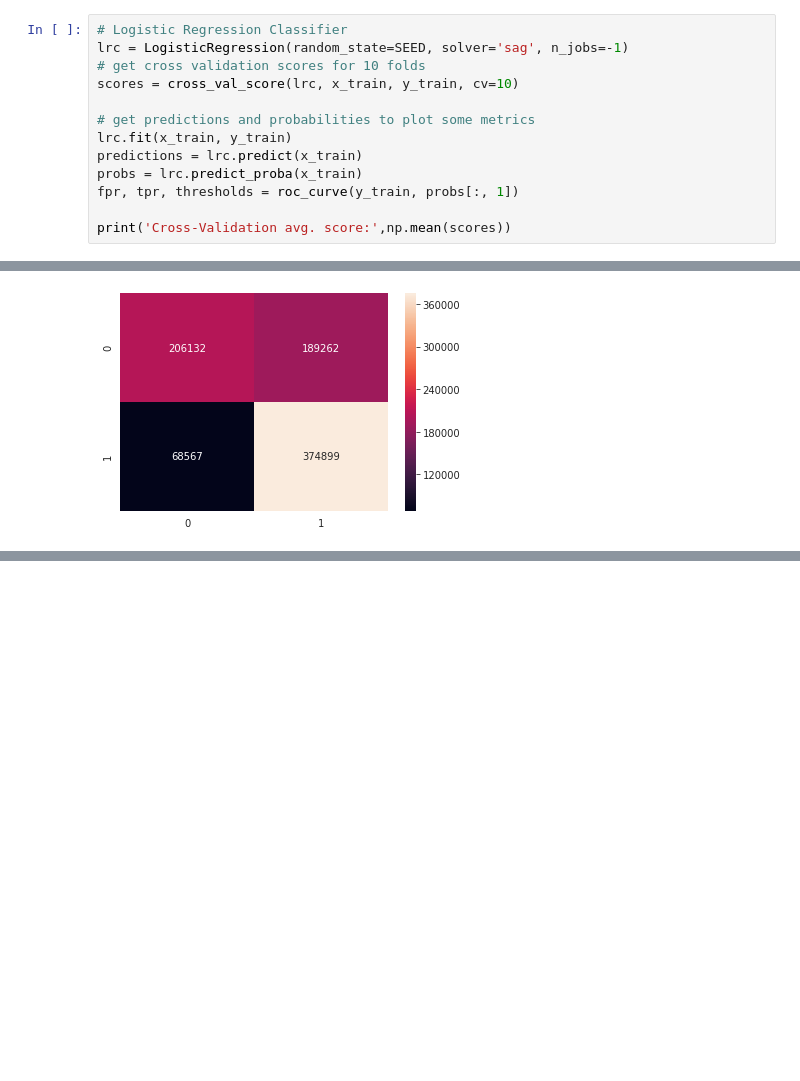
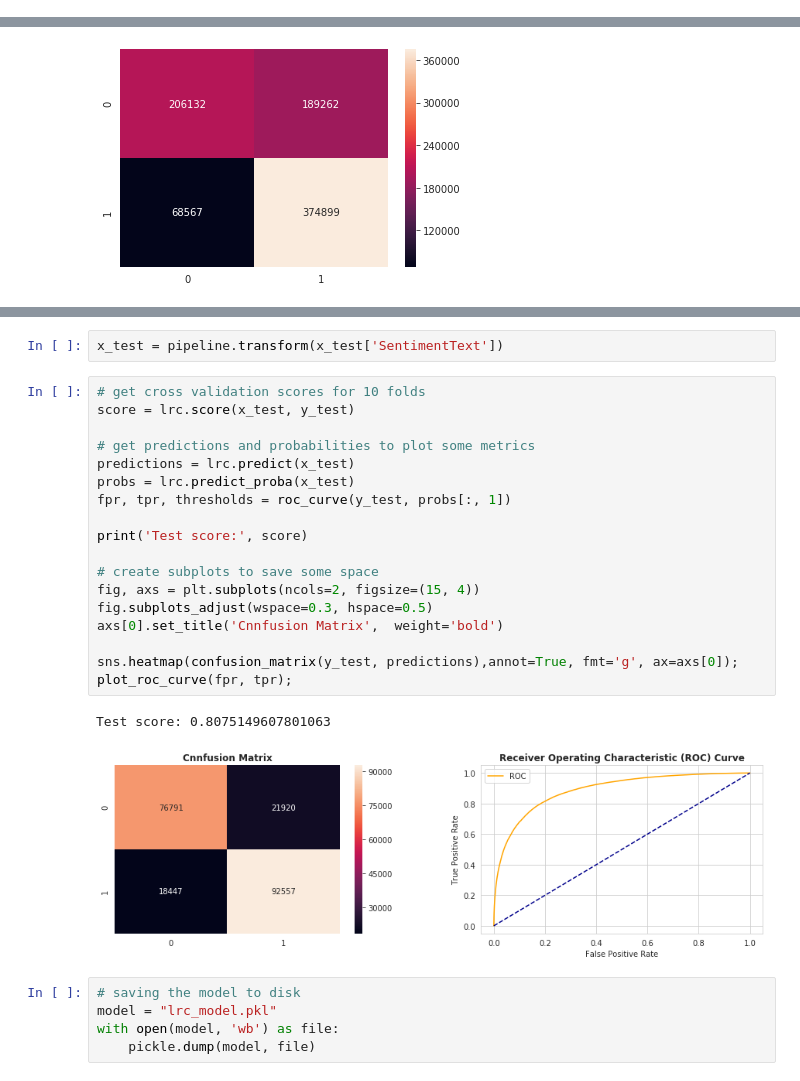
Before and after one commit to SergioRams/tweets_sentiment_analysis, a Jupyter notebook: tweet_sentiment_analysis.ipynb, the cells around one changed output, grey strips where cells are left out. Saved outputs shown, nothing was run; the diff lists cells and outputs as text; blank space fills up the shorter version.

Commit message:
testing the model

```diff
--- a/tweet_sentiment_analysis.ipynb
+++ b/tweet_sentiment_analysis.ipynb
@@ -460,13 +562,0 @@ plot_roc_curve(fpr, tpr);
-# %%
-# Logistic Regression Classifier
-lrc = LogisticRegression(random_state=SEED, solver='sag', n_jobs=-1)
-# get cross validation scores for 10 folds
-scores = cross_val_score(lrc, x_train, y_train, cv=10)
-
-# get predictions and probabilities to plot some metrics
-lrc.fit(x_train, y_train)
-predictions = lrc.predict(x_train)
-probs = lrc.predict_proba(x_train)
-fpr, tpr, thresholds = roc_curve(y_train, probs[:, 1])
-
-print('Cross-Validation avg. score:',np.mean(scores))
@@ -522,0 +580,28 @@ sns.heatmap(confusion_matrix(y_train, predictions),annot=True, fmt='g');
+# %%
+x_test = pipeline.transform(x_test['SentimentText'])
+# %%
+# get cross validation scores for 10 folds
+score = lrc.score(x_test, y_test)
+
+# get predictions and probabilities to plot some metrics
+predictions = lrc.predict(x_test)
+probs = lrc.predict_proba(x_test)
+fpr, tpr, thresholds = roc_curve(y_test, probs[:, 1])
+
+print('Test score:', score)
+
+# create subplots to save some space
+fig, axs = plt.subplots(ncols=2, figsize=(15, 4))
+fig.subplots_adjust(wspace=0.3, hspace=0.5)
+axs[0].set_title('Cnnfusion Matrix',  weight='bold')
+
+sns.heatmap(confusion_matrix(y_test, predictions),annot=True, fmt='g', ax=axs[0]);
+plot_roc_curve(fpr, tpr);
+# %% [output]
+Test score: 0.8075149607801063
+[figure, added]
+# %%
+# saving the model to disk
+model = "lrc_model.pkl"
+with open(model, 'wb') as file:
+    pickle.dump(model, file)
```
Also changed, not shown: parts of 15 cells of this notebook, 1 other file.
